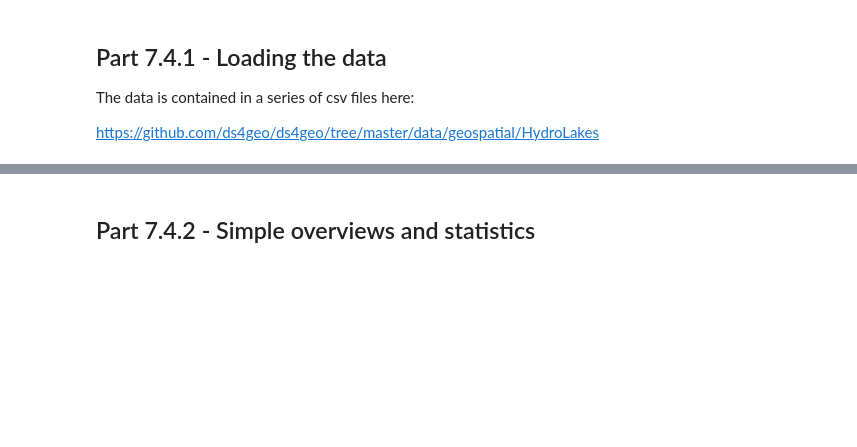
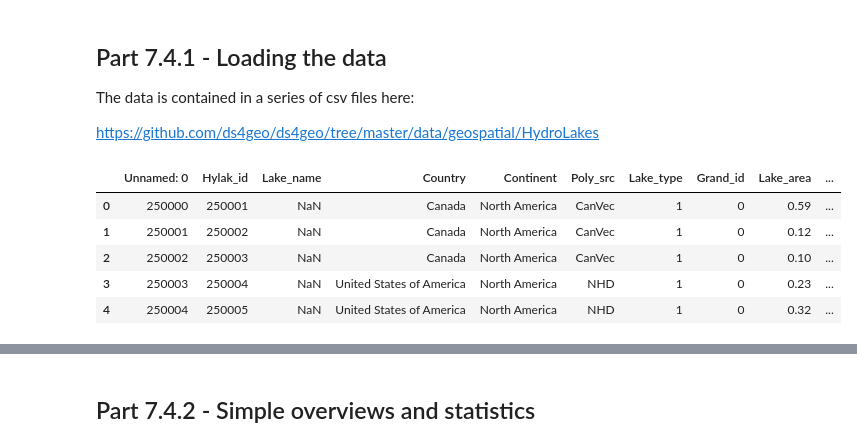
Before and after one commit to ds4geo/ds4geo, a Jupyter notebook: WS 2020 Course Notes/Session 7.ipynb, the cells around one changed output, grey strips where cells are left out. Cells and saved outputs as stored; diff of their text form; code cells hidden in the pictures; blank space fills up the shorter version.

```diff
--- a/WS 2020 Course Notes/Session 7.ipynb
+++ b/WS 2020 Course Notes/Session 7.ipynb
@@ -81,0 +100,9 @@ https://github.com/ds4geo/ds4geo/tree/master/data/geospatial/HydroLakes
+# %%
+chunks[5].head()
+# %% [output]
+|  | Unnamed: 0 | Hylak_id | Lake_name | Country | Continent | Poly_src | Lake_type | Grand_id | Lake_area | ... |
+| 0 | 250000 | 250001 | NaN | Canada | North America | CanVec | 1 | 0 | 0.59 | ... |
+| 1 | 250001 | 250002 | NaN | Canada | North America | CanVec | 1 | 0 | 0.12 | ... |
+| 2 | 250002 | 250003 | NaN | Canada | North America | CanVec | 1 | 0 | 0.10 | ... |
+| 3 | 250003 | 250004 | NaN | United States of America | North America | NHD | 1 | 0 | 0.23 | ... |
+| 4 | 250004 | 250005 | NaN | United States of America | North America | NHD | 1 | 0 | 0.32 | ... |
```
Also changed, not shown: parts of 11 cells of this notebook.
